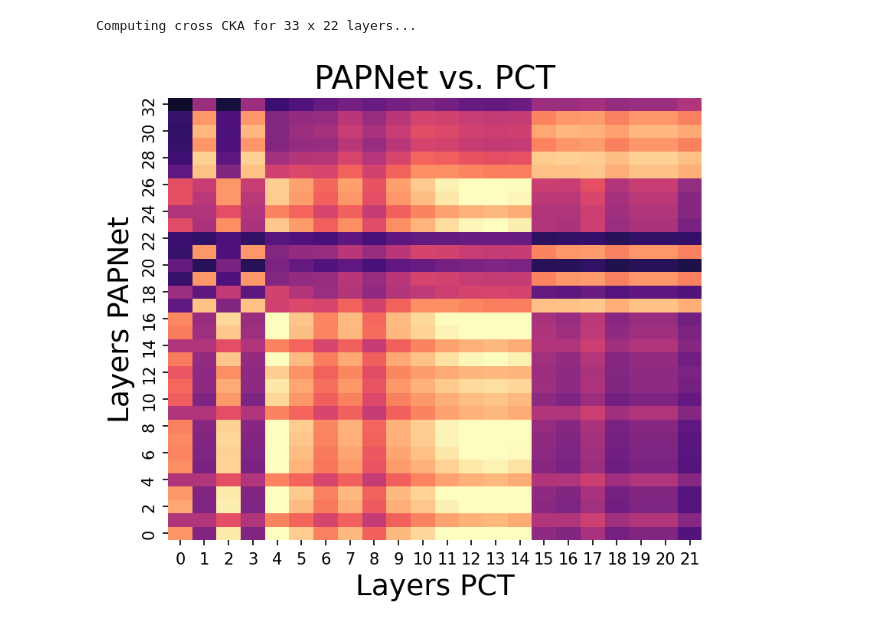
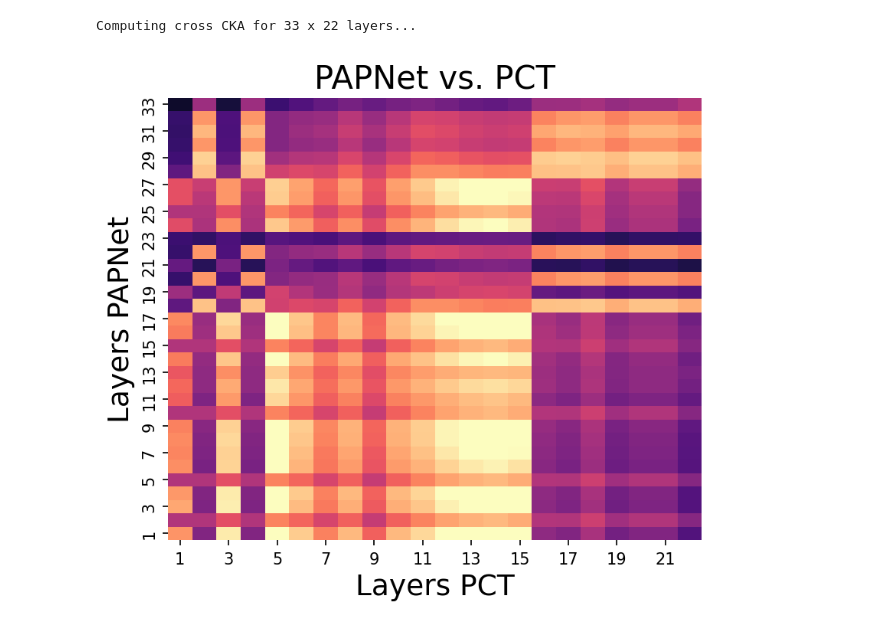
Before and after one commit to DavidClaszen/pointcloud-bench, a Jupyter notebook: colab/CKA_analysis.ipynb, the cells around one changed output. Drawn from its saved outputs; the diff is of its cells as text; code cells hidden in the pictures.

Commit message:
Correcting cross figure (should start at layer 1 instead of 0)

```diff
--- a/colab/CKA_analysis.ipynb
+++ b/colab/CKA_analysis.ipynb
@@ -765,14 +1047,25 @@ Computing cross CKA for 33 x 22 layers...
 # %%
 np.save(os.path.join(output_path, "cka", "cka_cross.npy"), cka_matrix_cross)
 np.savetxt(os.path.join(output_path, "cka", "cka_cross.csv"), cka_matrix_cross, delimiter=",")
+# %%
+# Load numpy
+cka_matrix_cross = np.load(os.path.join(output_path, "cka", "cka_cross.npy"))
 # %%
 fig, ax = plt.subplots(figsize=(6, 5), dpi=150)
 ax = sns.heatmap(cka_matrix_cross,
             cmap='magma', annot=False, ax=ax, vmin=0.0, vmax=0.7, cbar=False)
 ax.set_title('PAPNet vs. PCT', fontsize=20)
+labels_x = np.arange(1, cka_matrix_cross.shape[1] + 1, 2)
+ticks_x = labels_x - 0.5
+labels_y = np.arange(1, cka_matrix_cross.shape[0] + 1, 2)
+ticks_y = labels_y - 0.5
+ax.set_xticks(ticks_x)
+ax.set_xticklabels(labels_x)
+ax.set_yticks(ticks_y)
+ax.set_yticklabels(labels_y)
 ax.set_xlabel('Layers PCT', fontsize=18)
 ax.set_ylabel('Layers PAPNet', fontsize=18)
 ax.invert_yaxis()  # So that first layer is at the bottom
 fig.savefig(os.path.join(output_path, "cka", "cka_cross.svg"), bbox_inches='tight')
 # %% [output]
-[figure, old version]
+[figure, new version]
```
Also changed, not shown: parts of 20 cells of this notebook.
